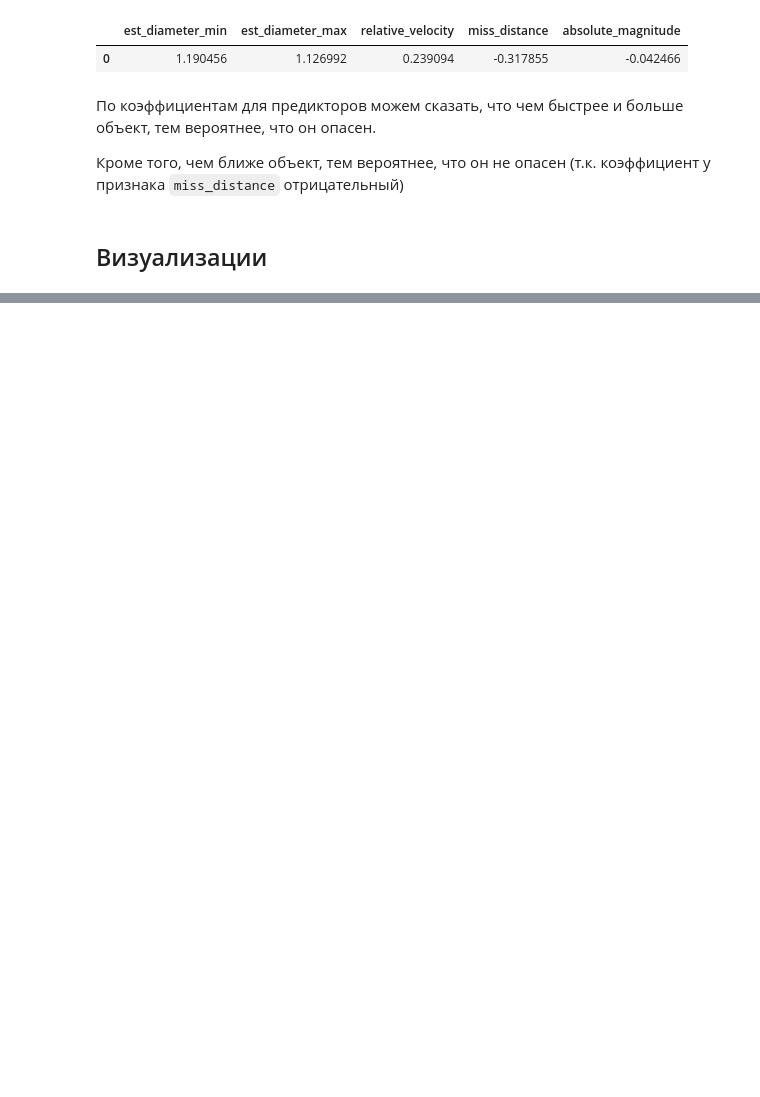
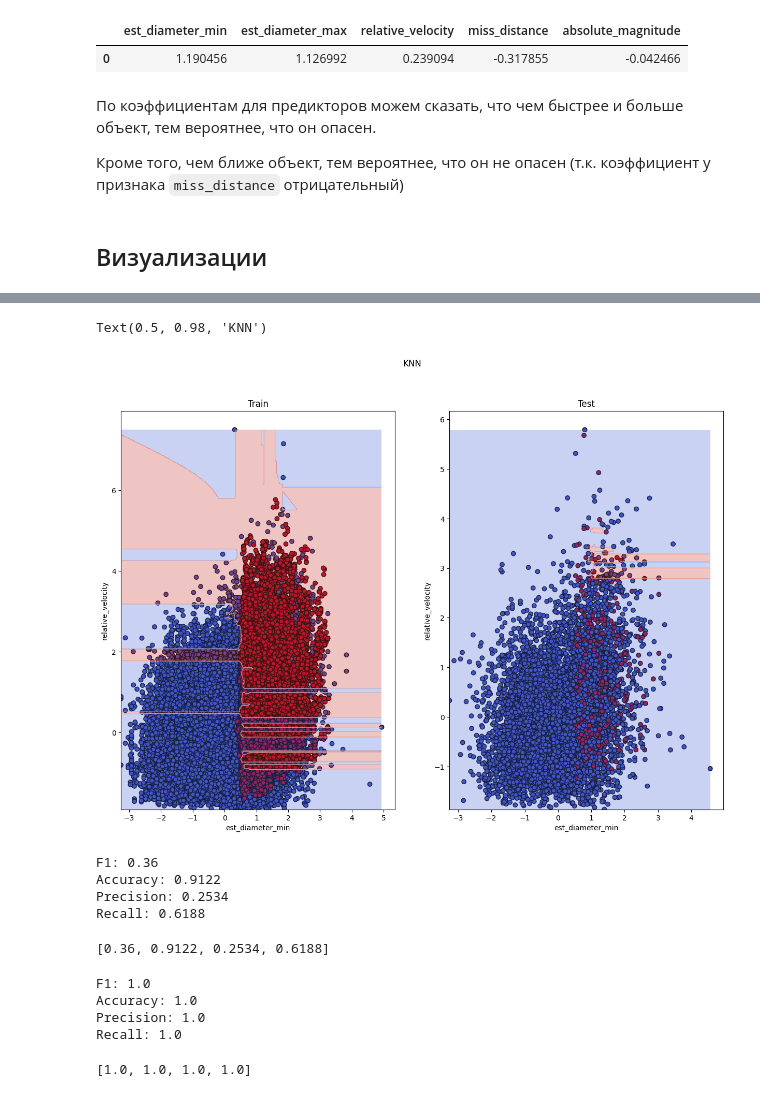
Before and after one commit to stwz13/ml, a Jupyter notebook: lab3.ipynb, the cells around one changed output, grey strips where cells are left out. Cells and saved outputs as stored; diff of their text form; code cells hidden in the pictures; blank space fills up the shorter version.

```diff
--- a/lab3.ipynb
+++ b/lab3.ipynb
@@ -812,0 +801,52 @@ for ax, (alg_name, model_info) in zip(axes, models_reports.items()):
+# %%
+fig, axes = plt.subplots(1, 2, figsize=(15, 10))
+
+for ax, (X, y) in zip(axes, [(X_train_res, y_train_res), (X_test, y_test)]):
+
+    feat_x = X["est_diameter_min"]
+    feat_y = X["relative_velocity"]
+
+
+    h = 0.02
+    xx, yy = np.meshgrid(np.arange(feat_x.min(), feat_x.max(), h), np.arange(feat_y.min(), feat_y.max(), h))
+
+    grid_data = pd.DataFrame(np.tile(X.mean().values, (len(xx.ravel()), 1)), columns=X_test.columns)
+
+    grid_data["est_diameter_min"] = xx.ravel()
+    grid_data["relative_velocity"] = yy.ravel()
+
+    Z = knn_model.predict(grid_data)
+    Z = Z.reshape(xx.shape)
+
+    ax.scatter(feat_x, feat_y, c=y, edgecolors='k', cmap='coolwarm')
+    ax.contourf(xx, yy, Z, cmap='coolwarm', alpha=0.3)
+    ax.set_xlabel('est_diameter_min')
+    ax.set_ylabel('relative_velocity')
+
+axes[0].set_title("Train")
+axes[1].set_title("Test")
+
+plt.suptitle("KNN")
+# %% [output]
+Text(0.5, 0.98, 'KNN')
+[figure, added]
+# %%
+knn_model_1 = KNeighborsClassifier(n_neighbors=19, metric="manhattan", weights="distance")
+
+knn_model_1.fit(X_train, y_train)
+predict = knn_model_1.predict(X_test)
+get_metrics(predict, y_test, True)
+# %% [output]
+F1: 0.36
+Accuracy: 0.9122
+Precision: 0.2534
+Recall: 0.6188
+[0.36, 0.9122, 0.2534, 0.6188]
+# %%
+get_metrics(knn_model_1.predict(X_train), y_train, True)
+# %% [output]
+F1: 1.0
+Accuracy: 1.0
+Precision: 1.0
+Recall: 1.0
+[1.0, 1.0, 1.0, 1.0]
```
Also changed, not shown: parts of 15 cells of this notebook, 2 other files.
